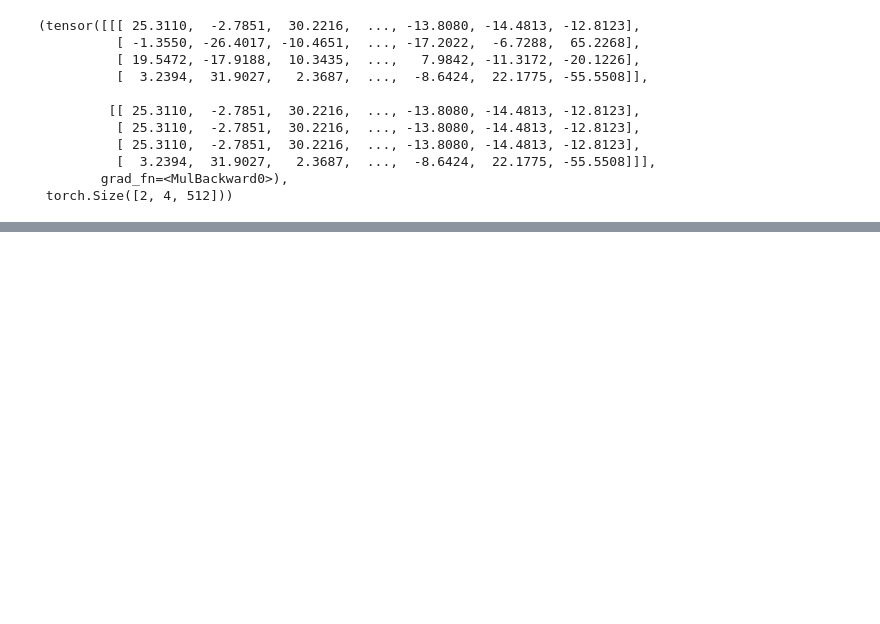
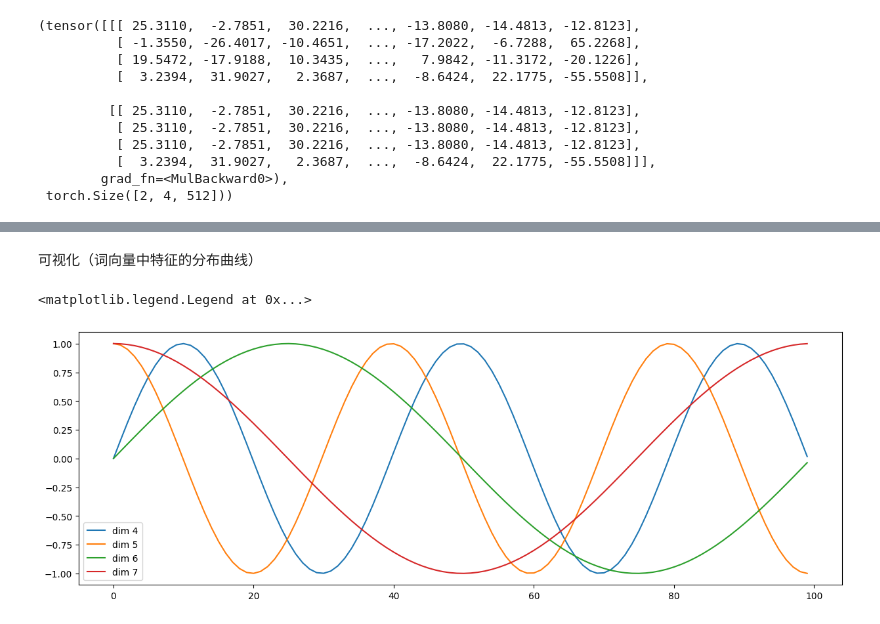
Before and after one commit to Grace-HaiyuYAN/Learning-transformer, a Jupyter notebook: transformer.ipynb, the cells around one changed output, grey strips where cells are left out. Drawn from its saved outputs; the diff is of its cells as text; code cells hidden in the pictures; blank space fills up the shorter version.

```diff
--- a/transformer.ipynb
+++ b/transformer.ipynb
@@ -74,0 +73,25 @@ embr, embr.shape
+# %%
+class PositionalEncoding(nn.Module):
+    def __init__(self, d_model, dropout, max_len=5000):
+        super().__init__()
+        self.dropout = nn.Dropout(p=dropout) # 继承并实例化dropout方法
+
+        # 初始化位置编码矩阵，shape(max_len, x, d_model) 之前的5000保证这里有足够的行
+        # pe：positional embedding
+        pe = torch.zeros(max_len, d_model)
+        # 初始化绝对位置矩阵, shape(max_len, x, 1)，需要通过变换矩阵div_term转换维度到和初始化位置编码矩阵相同
+        position = torch.arange(0, max_len).unsqueeze(1) ##准备了token这么d多个位置，给pos做准备
+
+        div_term = torch.exp(torch.arange(0, d_model, 2)* # 这里2说明是跳跃取了一半的值，而不是连续取全部的值，和后面sin/cos对应（每次处理一半）；
+                             -(math.log(10000.0)/d_model)) # 这里乘的是一个缩放的项(对应的公式中sin/cos的计算，前面的exp和后面的log抵消，对应的是e的对数和ln)
+        pe[:, 0::2] = torch.sin(position * div_term)
+        pe[:, 1::2] = torch.cos(position * div_term)
+
+        pe = pe.unsqueeze(0)
+
+        self.register_buffer('pe', pe)
+
+    def forward(self, x):
+        x = x + Variable(self.pe[:, :x.size(1)], # 真实文本中不需要很多行，所以就提取这些列就可以了
+                         requires_grad=False)
+        return self.dropout(x)
@@ -74,0 +157,18 @@ embr, embr.shape
+# %% [markdown]
+可视化（词向量中特征的分布曲线）
+# %%
+import matplotlib.pyplot as plt
+import numpy as np
+
+plt.figure(figsize=(15, 5))
+
+pe_1 = PositionalEncoding(20,0)
+
+y = pe_1(Variable(torch.zeros(1,100,20))) #创建了一个形状为[1,100,20]的全零张量
+
+plt.plot(np.arange(100), y[0, :, 4:8].data.numpy())
+
+plt.legend(['dim %d'%p for p in [4,5,6,7]])
+# %% [output]
+<matplotlib.legend.Legend at 0x...>
+[figure, added]
```
Also changed, not shown: parts of 8 cells of this notebook, 1 other file.
